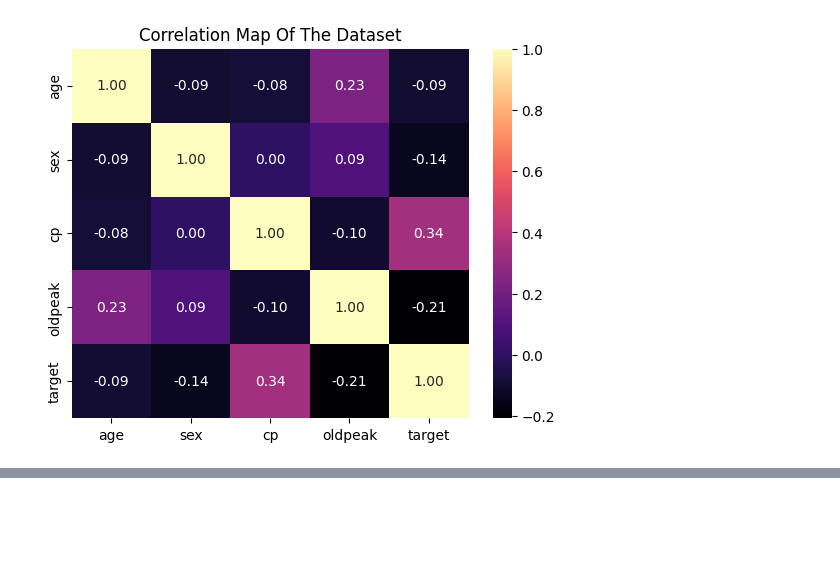
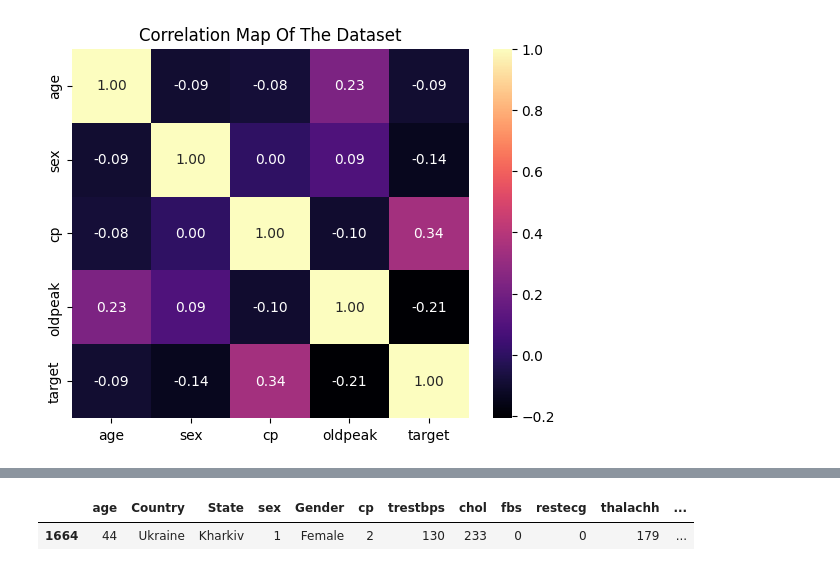
Before and after one commit to Aphrodite1818/HEART_DISEASE_DASHBOARD---PRACTICE, a Jupyter notebook: Data preprocessing and exploaration/preprocessing.ipynb, the cells around one changed output, grey strips where cells are left out. Cells and saved outputs as stored; diff of their text form; code cells hidden in the pictures; blank space fills up the shorter version.

```diff
--- a/Data preprocessing and exploaration/preprocessing.ipynb
+++ b/Data preprocessing and exploaration/preprocessing.ipynb
@@ -161,0 +188,10 @@ plt.show()
+# %%
+def Diagnosis_Target(target):
+    if target == 0:
+        return "Negative"
+    else:
+        return "Positive"
+
+
+
+heart_df.insert(16,'Diagnosis', heart_df['target'].apply(Diagnosis_Target))
@@ -161,0 +220,5 @@ plt.show()
+# %%
+heart_df.sample()
+# %% [output]
+|  | age | Country | State | sex | Gender | cp | trestbps | chol | fbs | restecg | thalachh | ... |
+| 1664 | 44 | Ukraine | Kharkiv | 1 | Female | 2 | 130 | 233 | 0 | 0 | 179 | ... |
```
Also changed, not shown: parts of 11 cells of this notebook, 3 other files.
